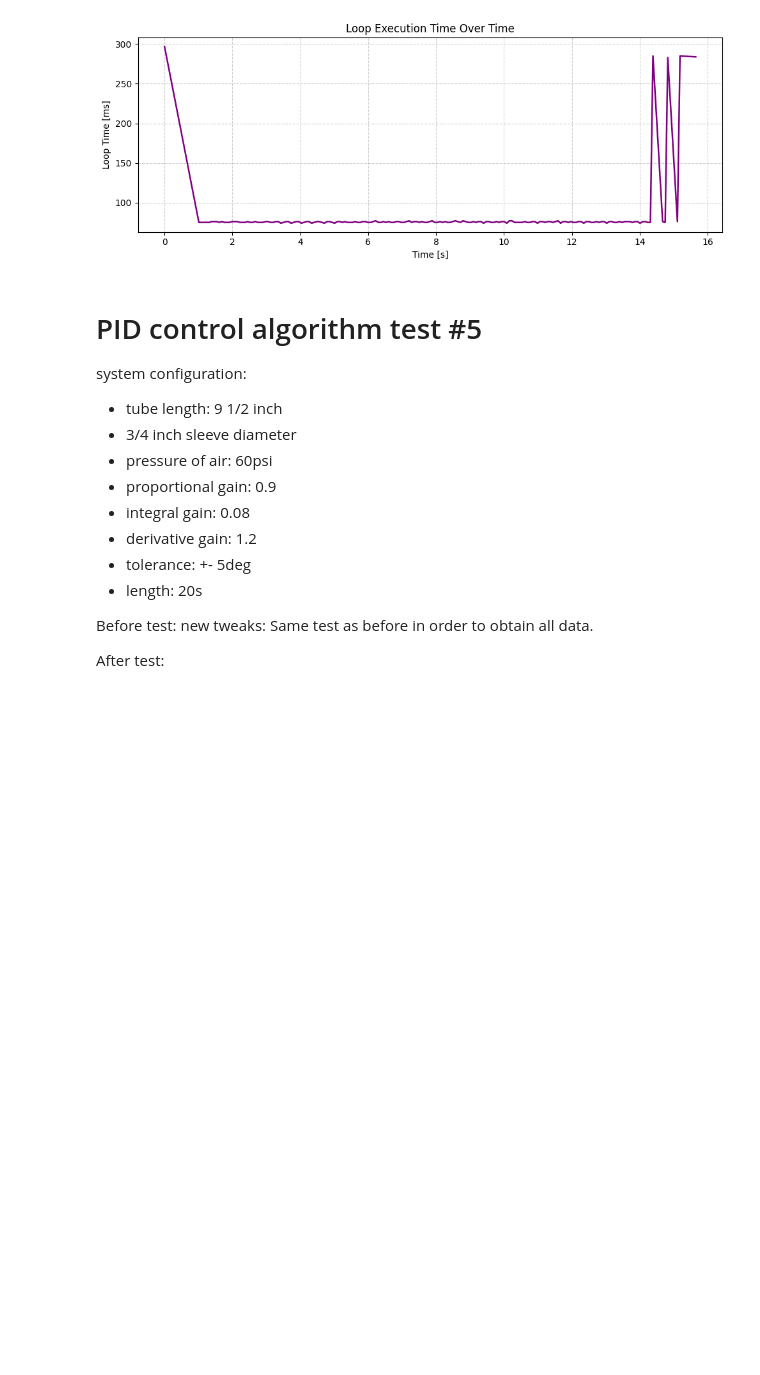
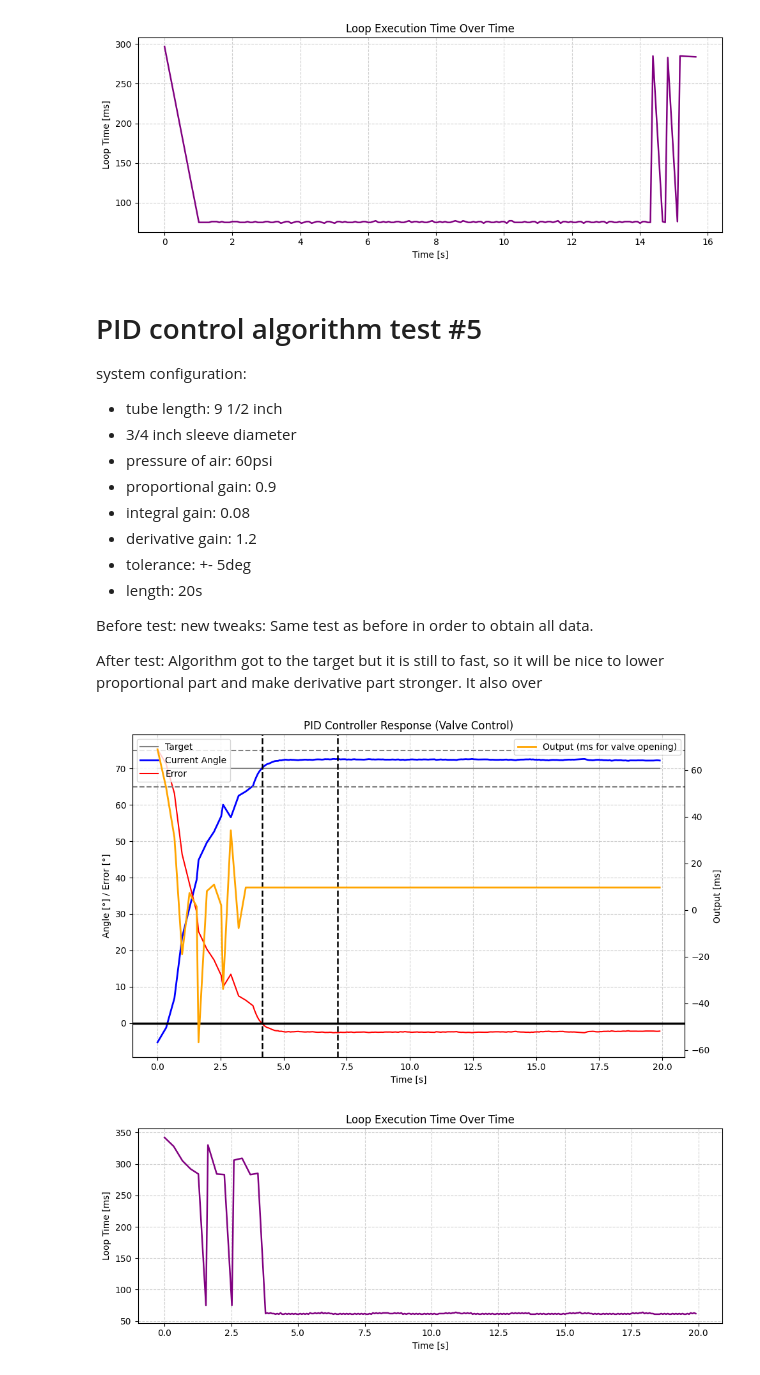
Before and after one commit to matousek11/exoskeleton-charts, a Jupyter notebook: pid-algorithm-tuning.ipynb, the cells around one changed output. Drawn from its saved outputs; the diff is of its cells as text; code cells hidden in the pictures; blank space fills up the shorter version.

Commit message:
feat: test 6

```diff
--- a/pid-algorithm-tuning.ipynb
+++ b/pid-algorithm-tuning.ipynb
@@ -204,3 +204,11 @@ Before test:
 new tweaks: Same test as before in order to obtain all data.
 
 After test:
+Algorithm got to the target but it is still to fast, so it will be nice to lower proportional part and make derivative part stronger. It also over
+# %%
+with open("pid-tests/transformed-data/pid-test-5.txt", "r") as f:
+    lines = [line.strip() for line in f if line.strip() and not line.startswith("#")]
+    plot_pid_chart(lines)
+# %% [output]
+[figure, added]
+[figure, added]
```
Also changed, not shown: parts of 1 cell of this notebook, 5 other files.
